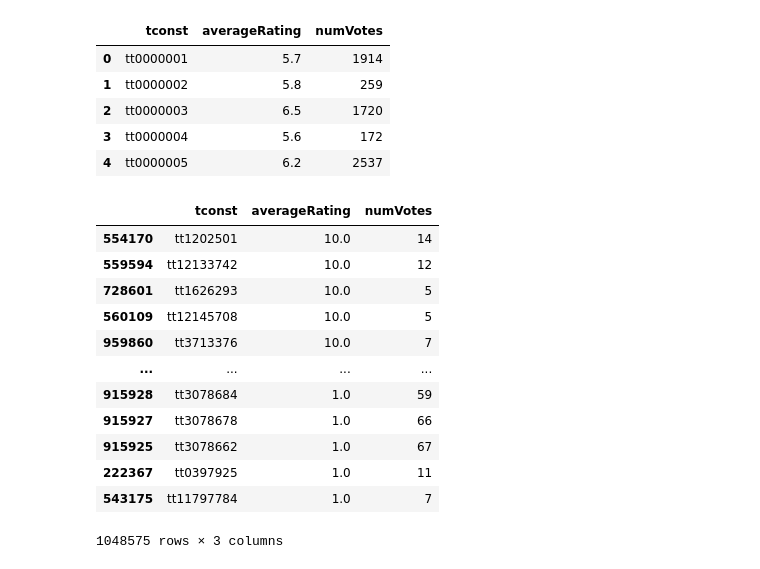
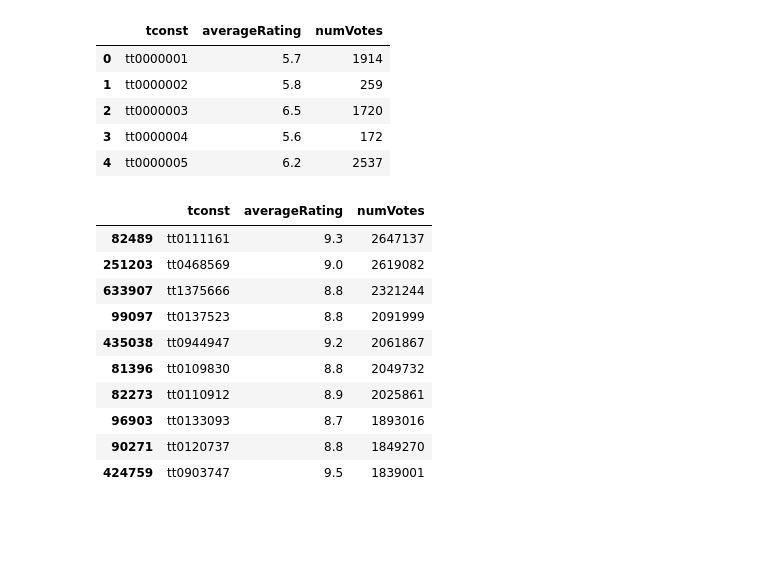
Before and after one commit to dilnigar1007/movies_portfolio, a Jupyter notebook: movies_portfolio.ipynb, the cells around one changed output. Drawn from its saved outputs; the diff is of its cells as text; code cells hidden in the pictures; blank space fills up the shorter version.

```diff
--- a/movies_portfolio.ipynb
+++ b/movies_portfolio.ipynb
@@ -11,18 +56,17 @@
 | 3 | tt0000004 | 5.6 | 172 |
 | 4 | tt0000005 | 6.2 | 2537 |
 # %%
-ratings_df.sort_values(by=['averageRating'], ascending=False)
+sorted_df = ratings_df.sort_values(by=['numVotes', 'averageRating'], ascending=False)
+sorted_df.head(10)
 # %% [output]
 |  | tconst | averageRating | numVotes |
-| 554170 | tt1202501 | 10.0 | 14 |
-| 559594 | tt12133742 | 10.0 | 12 |
-| 728601 | tt1626293 | 10.0 | 5 |
-| 560109 | tt12145708 | 10.0 | 5 |
-| 959860 | tt3713376 | 10.0 | 7 |
-| ... | ... | ... | ... |
-| 915928 | tt3078684 | 1.0 | 59 |
-| 915927 | tt3078678 | 1.0 | 66 |
-| 915925 | tt3078662 | 1.0 | 67 |
-| 222367 | tt0397925 | 1.0 | 11 |
-| 543175 | tt11797784 | 1.0 | 7 |
+| 82489 | tt0111161 | 9.3 | 2647137 |
+| 251203 | tt0468569 | 9.0 | 2619082 |
+| 633907 | tt1375666 | 8.8 | 2321244 |
+| 99097 | tt0137523 | 8.8 | 2091999 |
+| 435038 | tt0944947 | 9.2 | 2061867 |
+| 81396 | tt0109830 | 8.8 | 2049732 |
+| 82273 | tt0110912 | 8.9 | 2025861 |
+| 96903 | tt0133093 | 8.7 | 1893016 |
+| 90271 | tt0120737 | 8.8 | 1849270 |
+| 424759 | tt0903747 | 9.5 | 1839001 |
-1048575 rows × 3 columns
```
Also changed, not shown: parts of 11 cells of this notebook, 2 other files.
